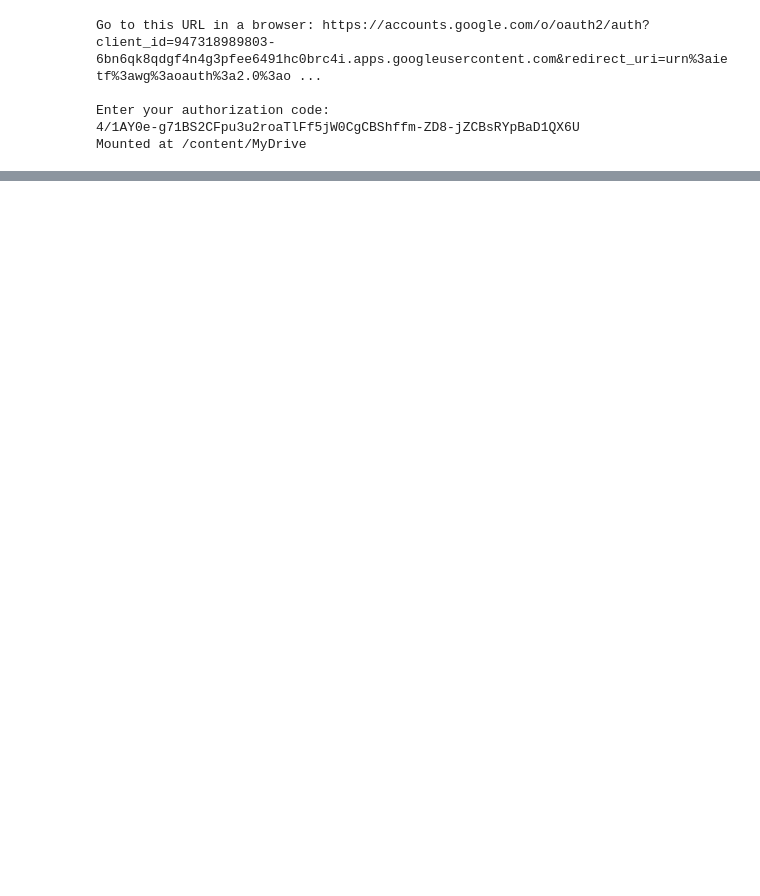
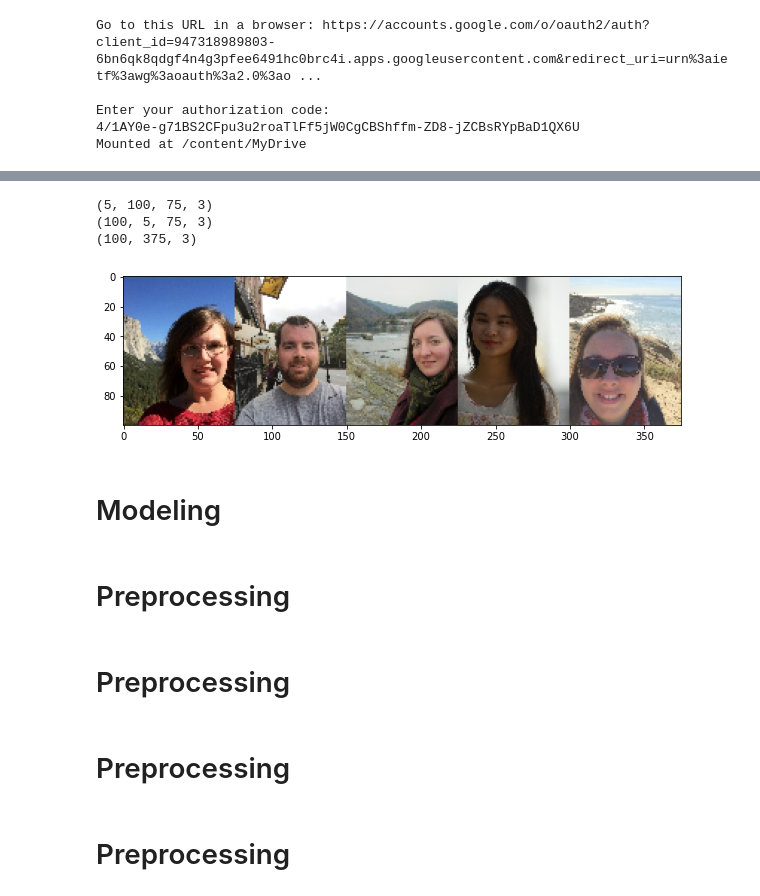
Before and after one commit to Vaycold/Python_DL, a Jupyter notebook: Image_Transformation/흑백사진을 컬러사진으로 바꾸기.ipynb, the cells around one changed output, grey strips where cells are left out. Drawn from its saved outputs; the diff is of its cells as text; code cells hidden in the pictures; blank space fills up the shorter version.

```diff
--- a/Image_Transformation/흑백사진을 컬러사진으로 바꾸기.ipynb
+++ b/Image_Transformation/흑백사진을 컬러사진으로 바꾸기.ipynb
@@ -32,0 +89,22 @@ test_images = pfcn_small['test_images']
+# %%
+print(train_images[:5].shape)
+print(train_images[:5].transpose(1,0,2,3).shape)
+print(train_images[:5].transpose(1,0,2,3).reshape((100,-1,3)).shape)
+plt.figure(figsize=(10,6))
+plt.imshow(train_images[:5].transpose(1,0,2,3).reshape((100,-1,3)))
+plt.show()
+# %% [output]
+(5, 100, 75, 3)
+(100, 5, 75, 3)
+(100, 375, 3)
+[figure, added]
+# %% [markdown]
+# Modeling
+# %% [markdown]
+# Preprocessing
+# %% [markdown]
+# Preprocessing
+# %% [markdown]
+# Preprocessing
+# %% [markdown]
+# Preprocessing
```
Also changed, not shown: parts of 12 cells of this notebook.
